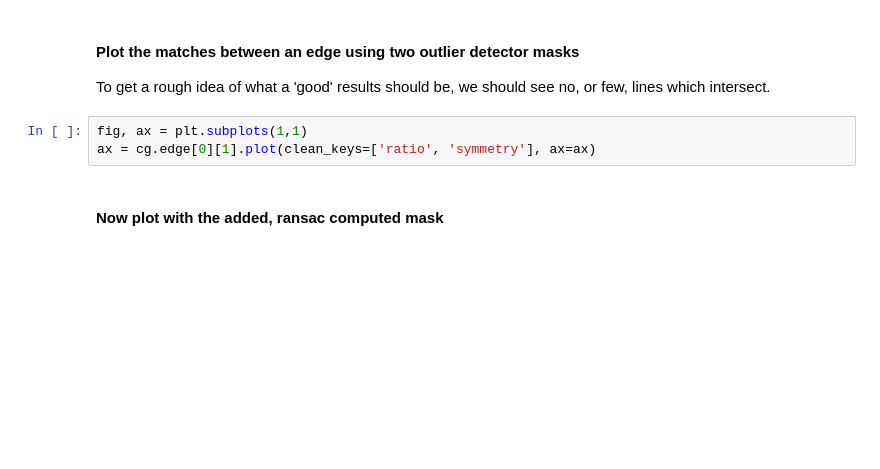
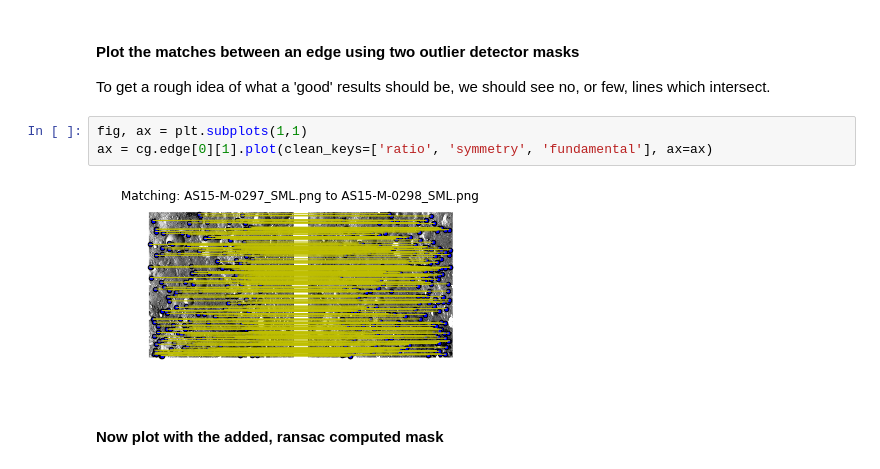
Before and after one commit to tisaconundrum2/autocnet, a Jupyter notebook: notebooks/Tutorial with Visualization.ipynb, the cells around one changed output. Drawn from its saved outputs; the diff is of its cells as text; blank space fills up the shorter version.

```diff
--- a/notebooks/Tutorial with Visualization.ipynb
+++ b/notebooks/Tutorial with Visualization.ipynb
@@ -65,7 +70,9 @@ The plotting capability on a given node is limited to a single image; one can en
 To get a rough idea of what a 'good' results should be, we should see no, or few, lines which intersect.
 # %%
 fig, ax = plt.subplots(1,1)
-ax = cg.edge[0][1].plot(clean_keys=['ratio', 'symmetry'], ax=ax)
+ax = cg.edge[0][1].plot(clean_keys=['ratio', 'symmetry', 'fundamental'], ax=ax)
+# %% [output]
+[figure, added]
 # %% [markdown]
 #### Now plot with the added, ransac computed mask
 # %%
```
Also changed, not shown: parts of 13 cells of this notebook, 9 other files.
